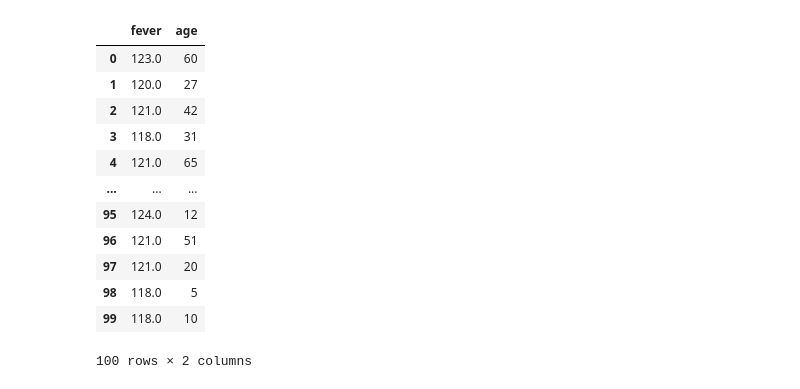
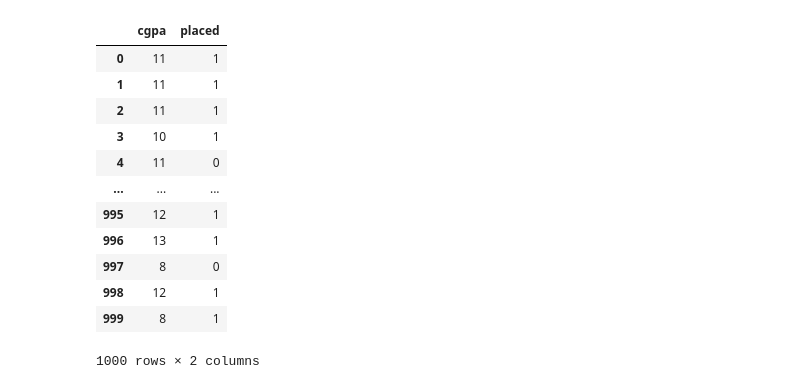
Before and after one commit to Ankit-Jakhar/pandas, a Jupyter notebook: pandas revision.ipynb, the cells around one changed output. Cells and saved outputs as stored; diff of their text form; code cells hidden in the pictures.

```diff
--- a/pandas revision.ipynb
+++ b/pandas revision.ipynb
@@ -248,3 +109,0 @@ dtype: object
-# %%
-df["cgpa"]=df["cgpa"][2:6] =None
-df["resume_score"]=df["resume_score"][5:9]=None
@@ -331,3 +184,0 @@ p
-# %%
- df =pd.read_csv("covid_toy.csv")
-df
@@ -348,4 +184,0 @@ df
-# %%
-#if data set mutable then we can modification
-df["fever"]=df["fever"].add(4)
-df
@@ -365,0 +229,4 @@ df
+# %%
+t
+df["cgpa"] =df["cgpa"].add(4)
+df.head()
@@ -427,17 +295,17 @@ Name: fever, Length: 100, dtype: float64>
 # %%
-g =df.filter(items =["fever" ,"age"])
+g =df.filter(items =["cgpa" ,"placed"]) #for choose specific column
 g
 # %% [output]
-|  | fever | age |
-| 0 | 123.0 | 60 |
-| 1 | 120.0 | 27 |
-| 2 | 121.0 | 42 |
-| 3 | 118.0 | 31 |
-| 4 | 121.0 | 65 |
+|  | cgpa | placed |
+| 0 | 11 | 1 |
+| 1 | 11 | 1 |
+| 2 | 11 | 1 |
+| 3 | 10 | 1 |
+| 4 | 11 | 0 |
 | ... | ... | ... |
-| 95 | 124.0 | 12 |
-| 96 | 121.0 | 51 |
-| 97 | 121.0 | 20 |
-| 98 | 118.0 | 5 |
-| 99 | 118.0 | 10 |
+| 995 | 12 | 1 |
+| 996 | 13 | 1 |
+| 997 | 8 | 0 |
+| 998 | 12 | 1 |
+| 999 | 8 | 1 |
-100 rows × 2 columns
+1000 rows × 2 columns
```
Also changed, not shown: parts of 72 cells of this notebook.
